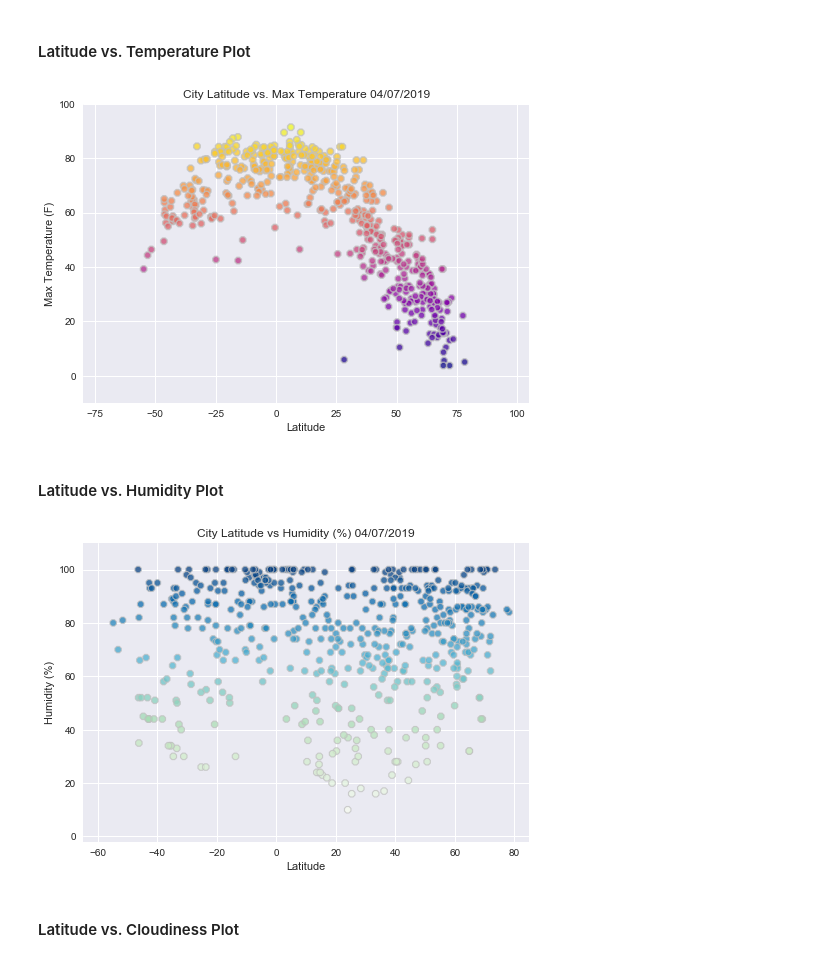
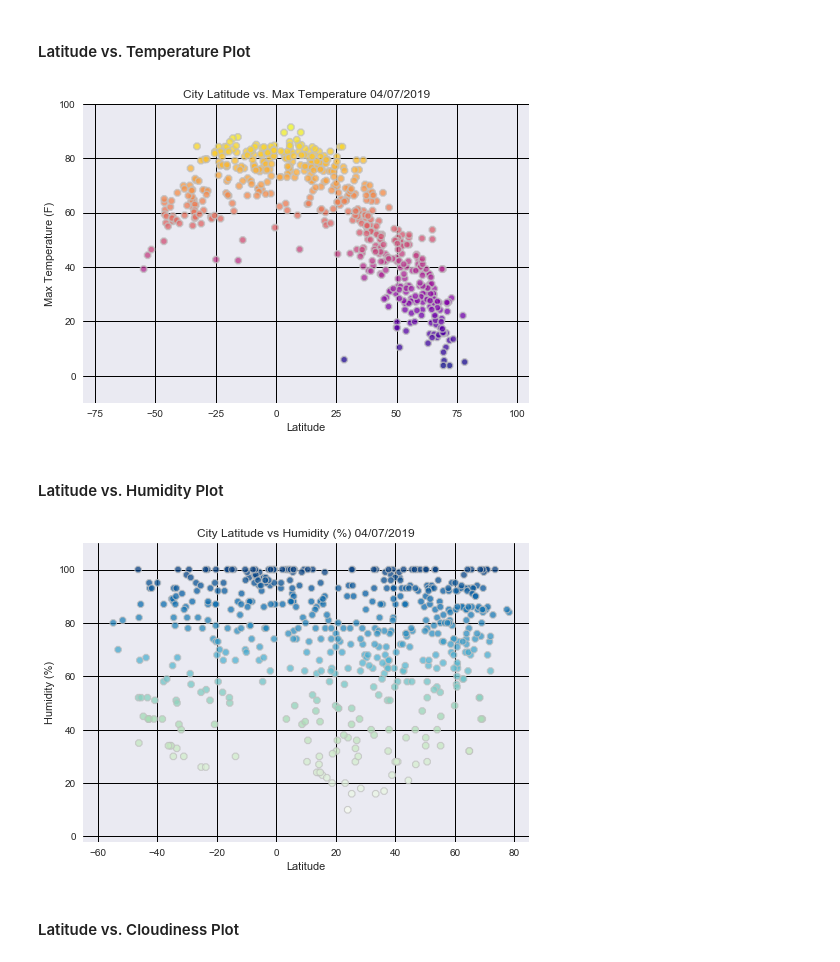
Before and after one commit to buddyguy423/WeatherPy, a Jupyter notebook: starter_code/WeatherPy.ipynb, the cells around one changed output. Drawn from its saved outputs; the diff is of its cells as text; code cells hidden in the pictures.

```diff
--- a/starter_code/WeatherPy.ipynb
+++ b/starter_code/WeatherPy.ipynb
@@ -169,20 +169,20 @@ cities_df.head()
 # %%
 plt.scatter(cities_df["Latitude"],
            cities_df["Temperature (F)"], c=cities_df["Temperature (F)"],
            edgecolor="silver", linewidths = 1.5, marker="8",
            cmap='plasma', alpha=0.75, label="City")
 
 plt.style.use('seaborn')
 plt.title(f"City Latitude vs. Max Temperature {datetime.now().strftime('%m/%d/%Y')}")
 plt.ylabel("Max Temperature (F)")
 plt.xlabel("Latitude")
-plt.grid(True)
+plt.grid(True, color='black')
 plt.xlim([-80, 105])
 plt.ylim([-10, 100])
 plt.savefig("../Images/Lat_Temp.png")
 plt.show()
 # %% [output]
-[figure, old version]
+[figure, new version]
 # %% [markdown]
 #### Latitude vs. Humidity Plot
 # %%
@@ -195,13 +195,13 @@ plt.style.use('seaborn')
 plt.title(f"City Latitude vs Humidity (%) {datetime.now().strftime('%m/%d/%Y')}")
 plt.ylabel("Humidity (%)")
 plt.xlabel("Latitude")
-plt.grid(True)
+plt.grid(True,color='black')
 plt.xlim([-65, 85])
 plt.ylim([-2, 110])
 plt.savefig("../Images/Lat_Humid.png")
 plt.show()
 # %% [output]
-[figure, old version]
+[figure, new version]
 # %% [markdown]
 #### Latitude vs. Cloudiness Plot
 # %%
```
Also changed, not shown: parts of 2 cells of this notebook, 5 other files.
